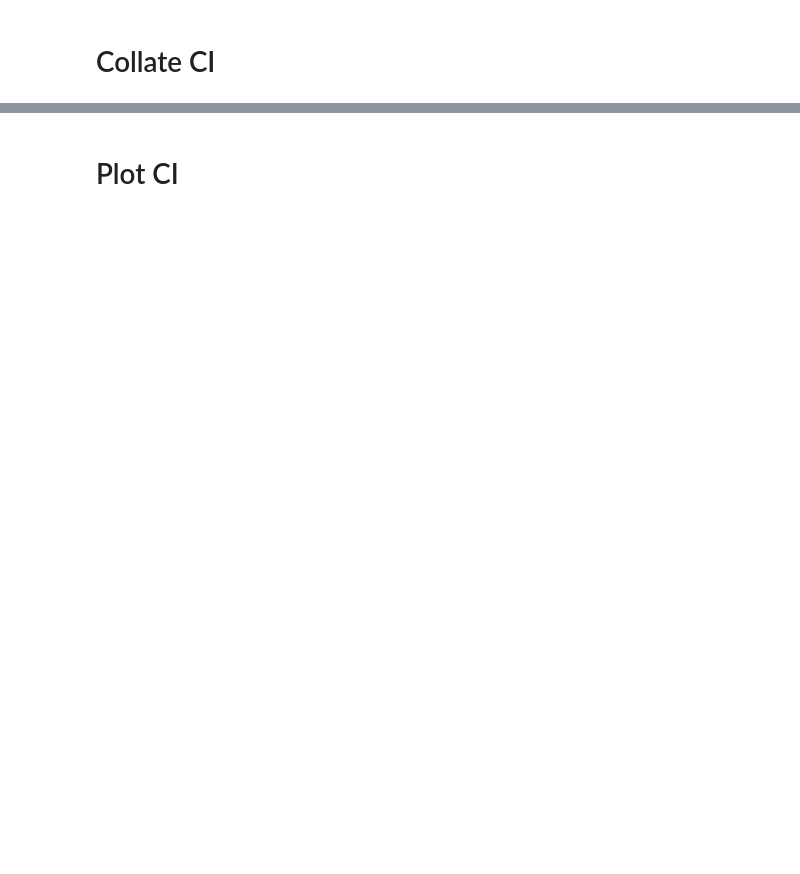
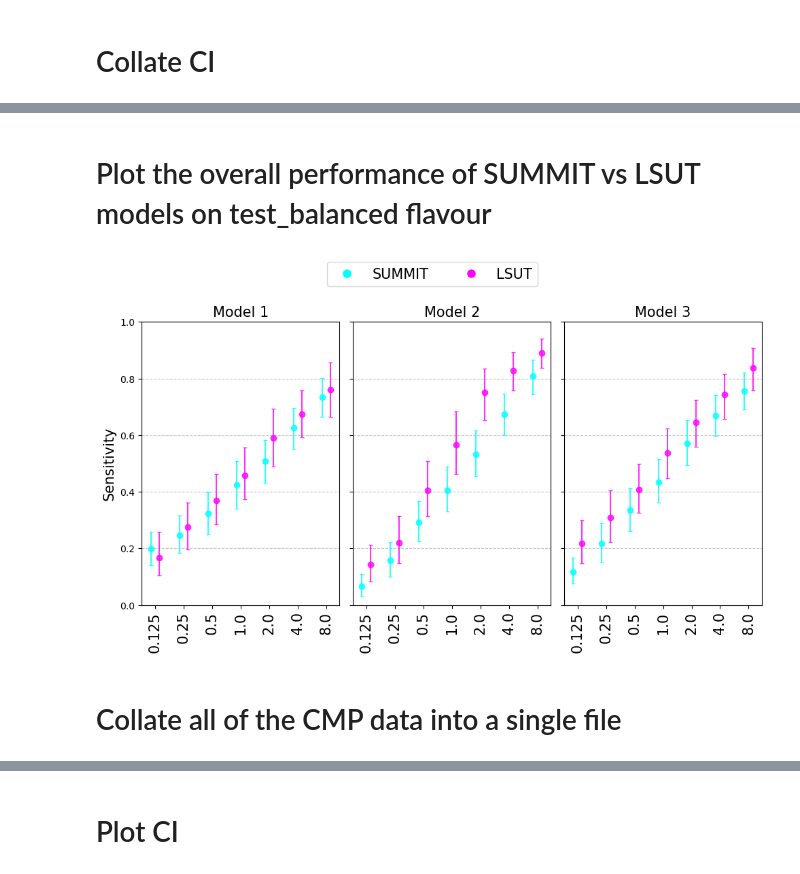
Before and after one commit to johnmccabe44/fairness-in-nodule-detection, a Jupyter notebook: workflows/FairnessInNoduleDetectionAlgorithms/extension.ipynb, the cells around one changed output, grey strips where cells are left out. Saved outputs shown, nothing was run; the diff lists cells and outputs as text; code cells hidden in the pictures; blank space fills up the shorter version.

```diff
--- a/workflows/FairnessInNoduleDetectionAlgorithms/extension.ipynb
+++ b/workflows/FairnessInNoduleDetectionAlgorithms/extension.ipynb
@@ -236,0 +272,79 @@ ci_data.query('dataset == "summit" and flavour == "white_only"')
+# %% [markdown]
+# Plot the overall performance of SUMMIT vs LSUT models on test_balanced flavour
+# %%
+froc_data.head()
+
+bar_width = 0.3
+colors = {
+    'summit': 'cyan',
+    'lsut': 'magenta'
+}
+
+model_mappings = {
+    'grt123': 'Model 1',
+    'detection': 'Model 2',
+    'ticnet': 'Model 3'
+}
+
+fontsize = 15
+
+fig, ax = plt.subplots(ncols=3, nrows=1, figsize=(10, 6), sharey=True)
+
+for ix, model in enumerate(['grt123', 'detection', 'ticnet']):
+
+# for ix, model in enumerate(['detection']):
+
+    df_model = froc_data.query('model == @model and category == "all" and flavour == "test_balanced"')
+
+    for j, dataset in enumerate(['summit', 'lsut']):
+
+        subset = df_model.query('dataset == @dataset')
+
+        # display(subset)
+
+        positions = np.arange(len(subset['fpps'].unique()))
+        ax[ix].errorbar(
+            positions + j * bar_width,
+            subset['mean_sens'],
+            yerr=[
+                subset['mean_sens'] - subset['low_sens'],
+                subset['high_sens'] - subset['mean_sens']
+            ],
+            fmt='o',
+            label=dataset.capitalize(),
+            capsize=2,
+            alpha=0.8,
+            color=colors[dataset]
+        )
+        ax[ix].set_title(f'{model_mappings[model]}', fontsize=fontsize)
+        ax[ix].set_xticks(positions + bar_width / 2)
+        ax[ix].set_xticklabels(subset['fpps'].unique(), fontsize=fontsize, rotation=90)
+        ax[ix].grid(axis="y", linestyle="--", alpha=0.7)
+        ax[ix].set_ylim(0, 1)  # Ensure y-axis runs from 0 to 1
+
+        if ix == 0:
+            ax[ix].set_ylabel('Sensitivity', fontsize=fontsize)
+
+
+
+legend_elements = [
+    Line2D([0], [0], marker='o', color='w', label='SUMMIT', markerfacecolor=colors['summit'], markersize=10),
+    Line2D([0], [0], marker='o', color='w', label='LSUT', markerfacecolor=colors['lsut'], markersize=10)
+]
+
+
+fig.legend(
+        handles=legend_elements,
+        loc='upper center',
+        ncol=len(legend_elements),
+        fontsize=fontsize,
+        frameon=True
+)
+
+plt.tight_layout(rect=[0, 0, 1, 0.90])
+plt.savefig(f'results/extension/images/dataset_comparison_error_bar_plot.png', bbox_inches='tight')
+plt.show()
+# %% [output]
+[figure, added]
+# %% [markdown]
+# Collate all of the CMP data into a single file
```
Also changed, not shown: parts of 27 cells of this notebook, 2 other files.
